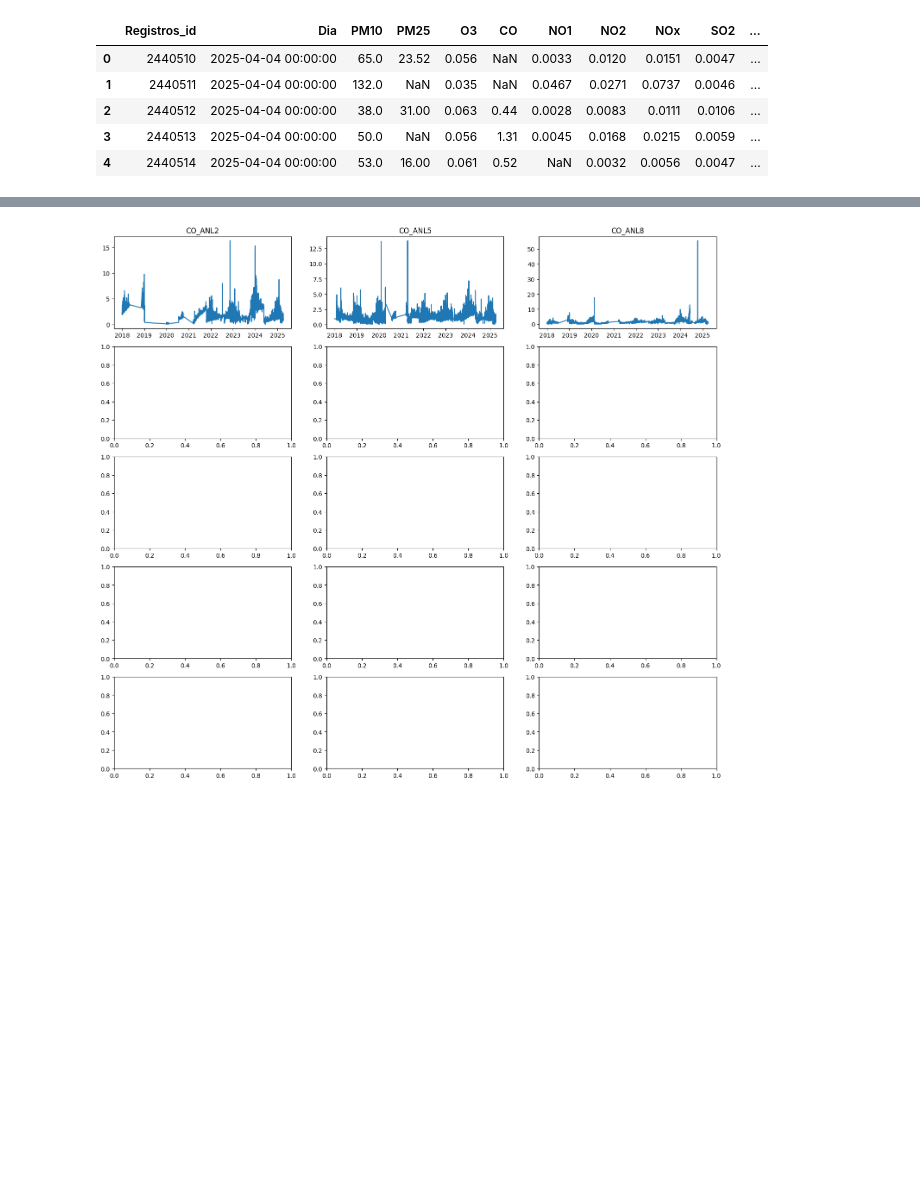
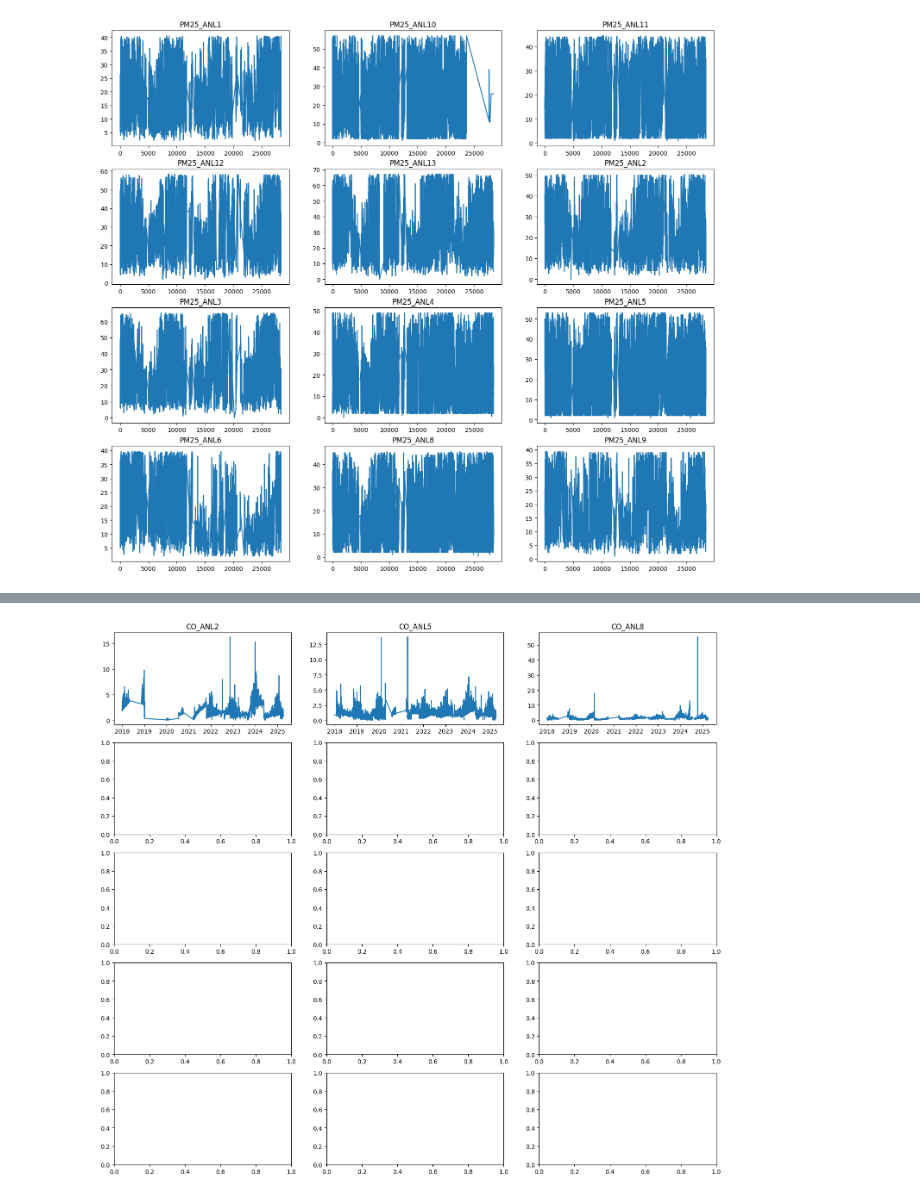
Before and after one commit to SimplySanti/daacc_preficient, a Jupyter notebook: notebooks/Forecasting.ipynb, the cells around one changed output, grey strips where cells are left out. Drawn from its saved outputs; the diff is of its cells as text; code cells hidden in the pictures; blank space fills up the shorter version.

Commit message:
data preprocessing before model training ready

```diff
--- a/notebooks/Forecasting.ipynb
+++ b/notebooks/Forecasting.ipynb
@@ -6,6 +11,5 @@ realiza una limplieza inicial de los datos, eliminando registros
 # %%
-import polars as pl
 import pandas as pd
 
-df = pl.read_csv("./registros_filtrados.csv").to_pandas()
+df = pd.read_csv("../TimeStepData.csv")
 # %%
@@ -15,12 +42,45 @@ len(df)
 # %%
-df.head()
+# split data for training and testing
+
+TRAIN_PERCENTAGE = 0.995
+
+def train_test_split(df, train_percentage: float):
+    train_df = df[:int(train_percentage*len(df))]
+    test_df= df[int(train_percentage*len(df)):]
+    return train_df, test_df
+
+
+train_pm_df, test_pm_df = train_test_split(pm_regressor_dataset, TRAIN_PERCENTAGE)
+train_o3_df, test_o3_df = train_test_split(o3_regressor_dataset, TRAIN_PERCENTAGE)
-# %% [output]
-|  | Registros_id | Dia | PM10 | PM25 | O3 | CO | NO1 | NO2 | NOx | SO2 | ... |
-| 0 | 2440510 | 2025-04-04 00:00:00 | 65.0 | 23.52 | 0.056 | NaN | 0.0033 | 0.0120 | 0.0151 | 0.0047 | ... |
-| 1 | 2440511 | 2025-04-04 00:00:00 | 132.0 | NaN | 0.035 | NaN | 0.0467 | 0.0271 | 0.0737 | 0.0046 | ... |
-| 2 | 2440512 | 2025-04-04 00:00:00 | 38.0 | 31.00 | 0.063 | 0.44 | 0.0028 | 0.0083 | 0.0111 | 0.0106 | ... |
-| 3 | 2440513 | 2025-04-04 00:00:00 | 50.0 | NaN | 0.056 | 1.31 | 0.0045 | 0.0168 | 0.0215 | 0.0059 | ... |
-| 4 | 2440514 | 2025-04-04 00:00:00 | 53.0 | 16.00 | 0.061 | 0.52 | NaN | 0.0032 | 0.0056 | 0.0047 | ... |
 # %%
-# filtr = pd.read_excel("./registros_filtrados.xlsx")
+
+import matplotlib.pyplot as plt
+
+def graph_metric(data_frame: pd.DataFrame, metric_name: str):
+    # number of sensors after drop
+    fig, axs = plt.subplots(nrows=4, ncols=3, figsize=(18, 16))
+    axs = axs.flatten()
+
+    i: int = 0
+
+    for col in data_frame.columns:
+        if col.split("_")[0] == metric_name:
+            axs[i].plot(data_frame.index, data_frame[col])
+            axs[i].set_title(col)
+            i += 1
+
+def graph_metrics(forecast_df: pd.DataFrame, true_df: pd.DataFrame, metric_name: str):
+    # number of sensors after drop
+
+    fig, axs = plt.subplots(nrows=4, ncols=3, figsize=(18, 16))
+    axs = axs.flatten()
+
+    i: int = 0
+
+    for col in forecast_df.columns:
+        if col.split("_")[0] == metric_name:
+            axs[i].plot(forecast_df.index, forecast_df[col], label="forecast")
+            axs[i].plot(true_df.index, true_df[col], label="truth")
+            axs[i].set_title(col)
+            i += 1
 # %%
@@ -28,2 +88,4 @@ df.head()
 # %%
-#filtr.head()
+graph_metric(train_pm_df, "PM25")
+# %% [output]
+[figure, added]
```
Also changed, not shown: parts of 11 cells of this notebook.
